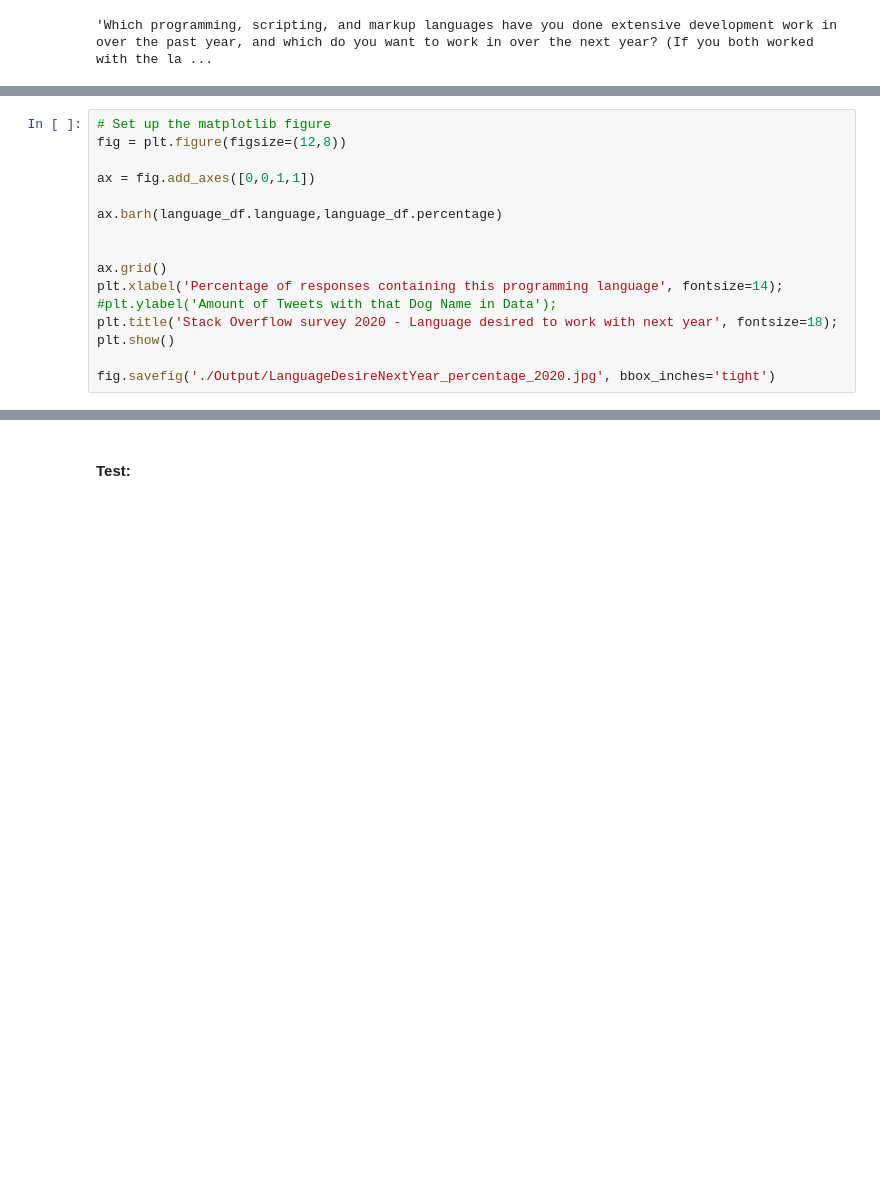
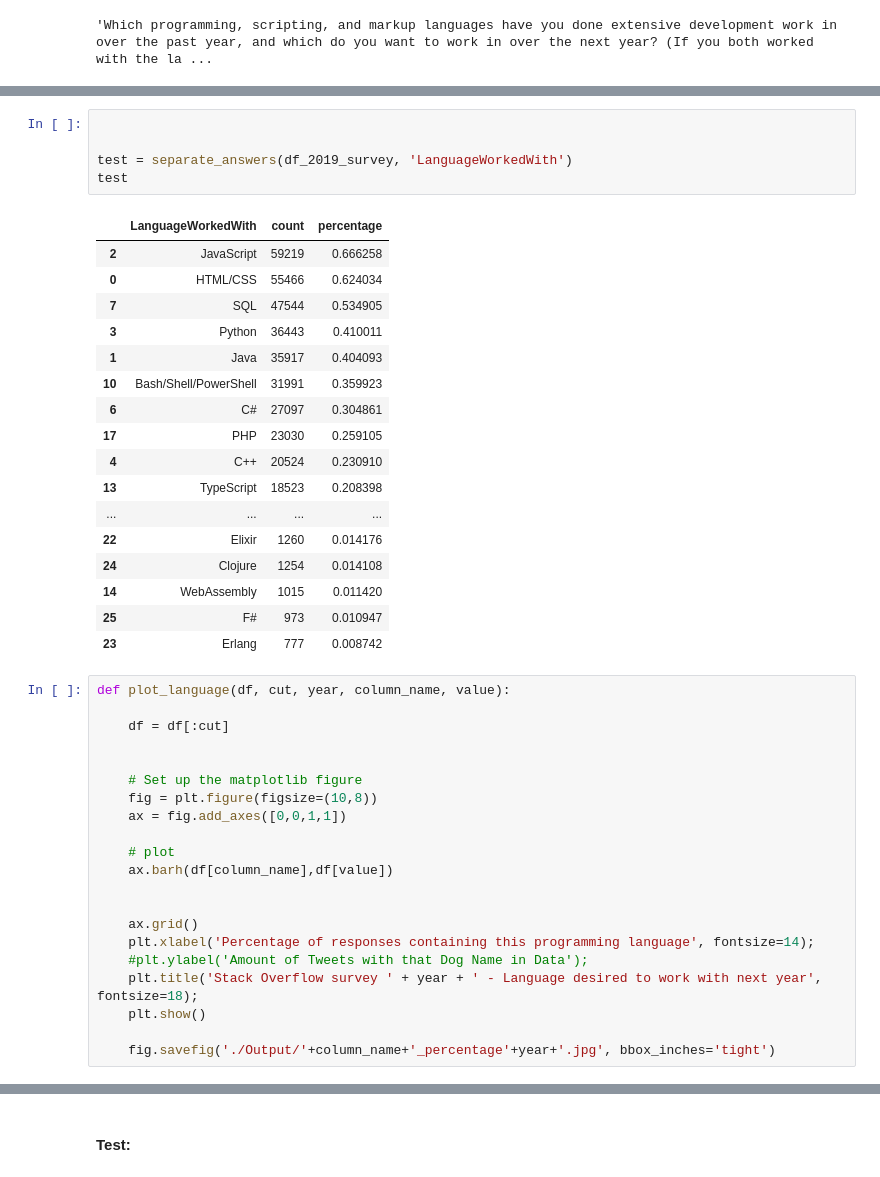
Before and after one commit to LeopoldWalther/StackOverflow_Survey, a Jupyter notebook: Survey_Analysis.ipynb, the cells around one changed output, grey strips where cells are left out. Cells and saved outputs as stored; diff of their text form; blank space fills up the shorter version.

```diff
--- a/Survey_Analysis.ipynb
+++ b/Survey_Analysis.ipynb
@@ -422,16 +473,44 @@ language_df
+# %%
+
+
+test = separate_answers(df_2019_survey, 'LanguageWorkedWith')
+test
+# %% [output]
+|  | LanguageWorkedWith | count | percentage |
+| 2 | JavaScript | 59219 | 0.666258 |
+| 0 | HTML/CSS | 55466 | 0.624034 |
+| 7 | SQL | 47544 | 0.534905 |
+| 3 | Python | 36443 | 0.410011 |
+| 1 | Java | 35917 | 0.404093 |
+| 10 | Bash/Shell/PowerShell | 31991 | 0.359923 |
+| 6 | C# | 27097 | 0.304861 |
+| 17 | PHP | 23030 | 0.259105 |
+| 4 | C++ | 20524 | 0.230910 |
+| 13 | TypeScript | 18523 | 0.208398 |
+| ... | ... | ... | ... |
+| 22 | Elixir | 1260 | 0.014176 |
+| 24 | Clojure | 1254 | 0.014108 |
+| 14 | WebAssembly | 1015 | 0.011420 |
+| 25 | F# | 973 | 0.010947 |
+| 23 | Erlang | 777 | 0.008742 |
 # %%
-# Set up the matplotlib figure
-fig = plt.figure(figsize=(12,8))
+def plot_language(df, cut, year, column_name, value):
 
-ax = fig.add_axes([0,0,1,1])
-
-ax.barh(language_df.language,language_df.percentage)
+    df = df[:cut]
 
 
-ax.grid()
-plt.xlabel('Percentage of responses containing this programming language', fontsize=14);
-#plt.ylabel('Amount of Tweets with that Dog Name in Data');
-plt.title('Stack Overflow survey 2020 - Language desired to work with next year', fontsize=18);
-plt.show()
+    # Set up the matplotlib figure
+    fig = plt.figure(figsize=(10,8))
+    ax = fig.add_axes([0,0,1,1])
 
-fig.savefig('./Output/LanguageDesireNextYear_percentage_2020.jpg', bbox_inches='tight')
+    # plot
+    ax.barh(df[column_name],df[value])
+
+
+    ax.grid()
+    plt.xlabel('Percentage of responses containing this programming language', fontsize=14);
+    #plt.ylabel('Amount of Tweets with that Dog Name in Data');
+    plt.title('Stack Overflow survey ' + year + ' - Language desired to work with next year', fontsize=18);
+    plt.show()
+
+    fig.savefig('./Output/'+column_name+'_percentage'+year+'.jpg', bbox_inches='tight')
```
Also changed, not shown: parts of 12 cells of this notebook.
